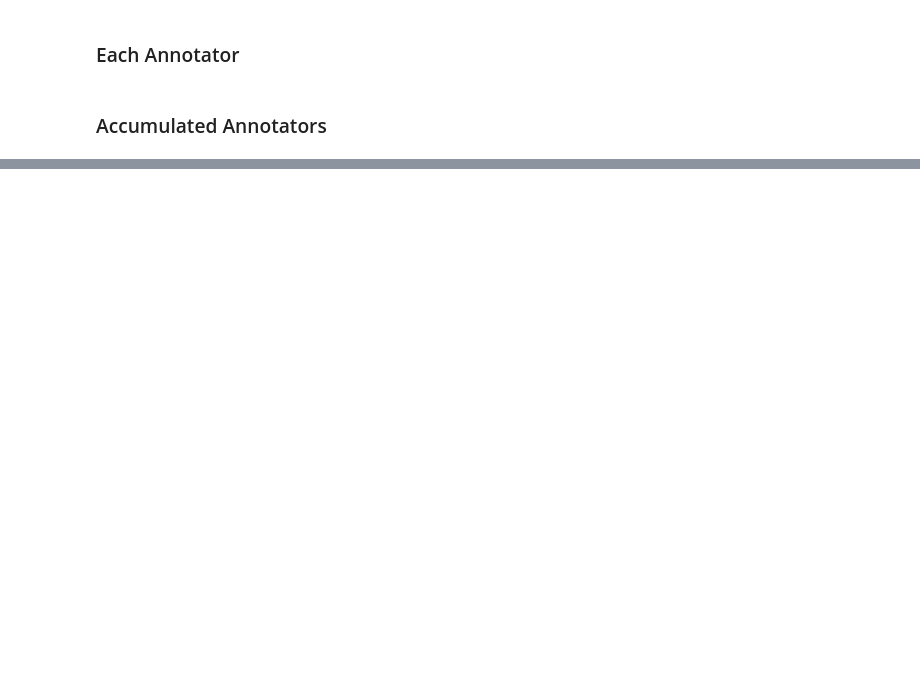
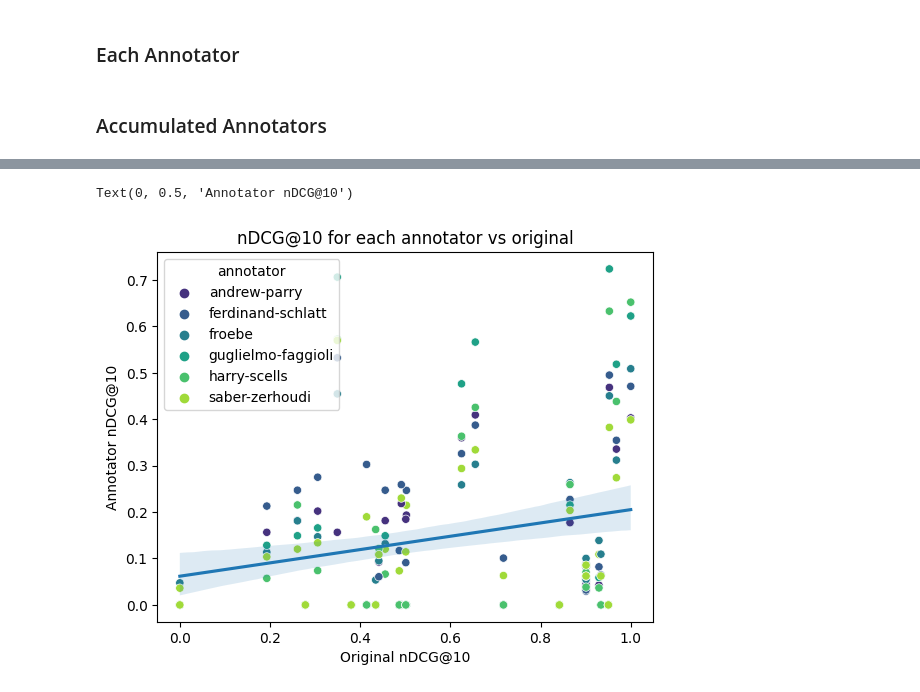
Before and after one commit to Parry-Parry/sigir25-annotation, a Jupyter notebook: analysis/annotator.ipynb, the cells around one changed output, grey strips where cells are left out. Cells and saved outputs as stored; diff of their text form; code cells hidden in the pictures; blank space fills up the shorter version.

Commit message:
figures etc added

```diff
--- a/analysis/annotator.ipynb
+++ b/analysis/annotator.ipynb
@@ -524,0 +518,7 @@ accumulated_df
+# %%
+orginal_frame = []
+for run_name, run in runs.items():
+    for metric in evaluate.iter_calc(run):
+        result = {'query_id' : metric.query_id, 'run_name' : run_name, 'metric' : str(metric.measure), 'value' : metric.value}
+        orginal_frame.append(result)
+original_df = pd.DataFrame(orginal_frame)
@@ -524,0 +527,10 @@ accumulated_df
+# %%
+each_annotator_frame = []
+for annotator, qrel in all_qrels.groupby('annotator'):
+    evaluate = evaluator(metrics, qrel.copy())
+    for run_name, run in runs.items():
+        for metric in evaluate.iter_calc(run):
+            result = {'query_id' : metric.query_id, 'run_name' : run_name, 'metric' : str(metric.measure), 'value' : metric.value, 'annotator' : annotator}
+            each_annotator_frame.append(result)
+
+each_annotator_df = pd.DataFrame(each_annotator_frame)
@@ -524,0 +566,21 @@ accumulated_df
+# %%
+# filter to nDCG@10
+
+original_ndcg = original_df[original_df['metric'] == 'nDCG@10']
+each_annotator_ndcg = each_annotator_df[each_annotator_df['metric'] == 'nDCG@10']
+# %%
+# merge with original ndcg
+
+each_annotator_ndcg = each_annotator_ndcg.merge(original_ndcg, on=['query_id', 'run_name'], suffixes=('_annotator', '_original'))
+# %%
+# scatter plot of nDCG@10 for each annotator vs original
+_each_annotator_ndcg = each_annotator_ndcg[each_annotator_ndcg.annotator != 'ground-truth'].copy()
+ax = sns.scatterplot(data=_each_annotator_ndcg, x='value_original', y='value_annotator', hue='annotator', palette='viridis')
+# add line of best fit
+sns.regplot(data=_each_annotator_ndcg, x='value_original', y='value_annotator', scatter=False)
+ax.set_title('nDCG@10 for each annotator vs original')
+ax.set_xlabel('Original nDCG@10')
+ax.set_ylabel('Annotator nDCG@10')
+# %% [output]
+Text(0, 0.5, 'Annotator nDCG@10')
+[figure, added]
```
Also changed, not shown: parts of 14 cells of this notebook.
